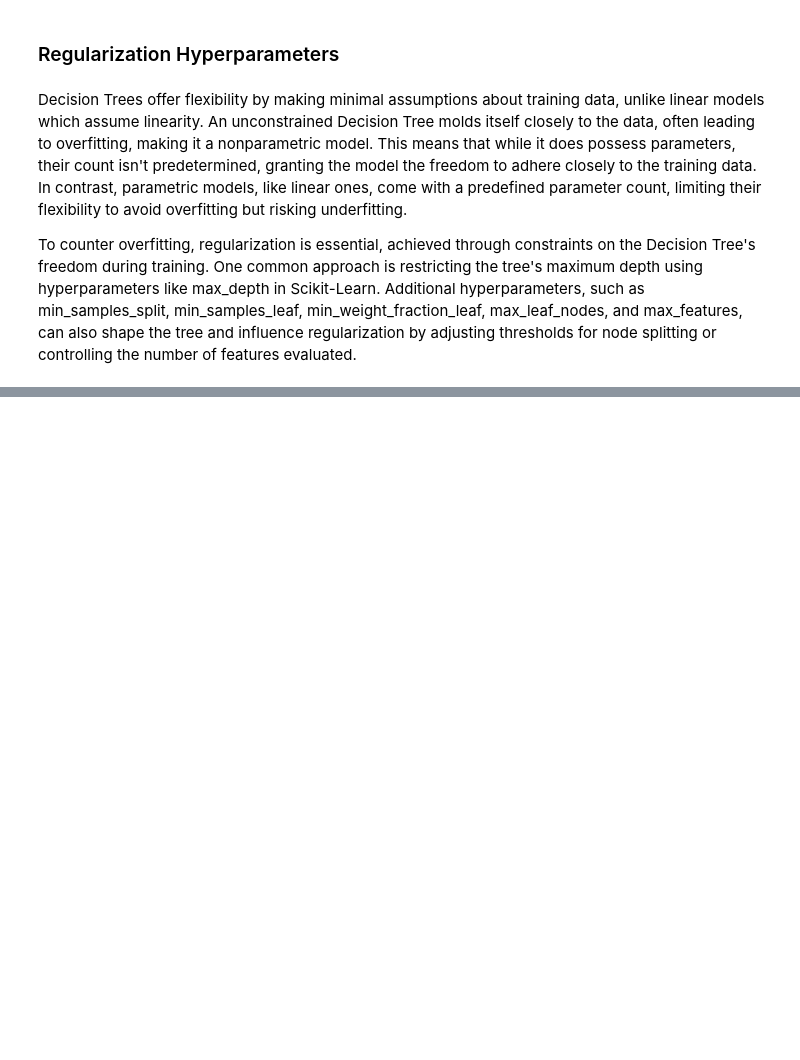
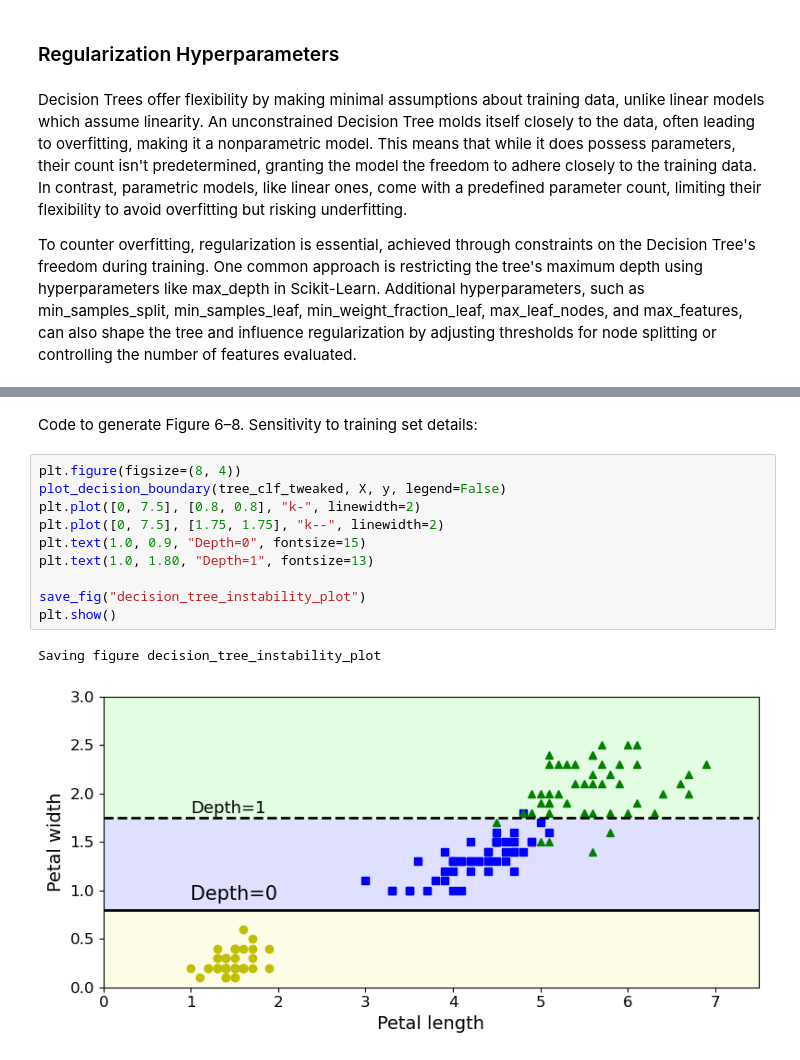
Before and after one commit to d-t-n/hands-on-ml, a Jupyter notebook: 06-Decision_Trees.ipynb, the cells around one changed output, grey strips where cells are left out. Cells and saved outputs as stored; diff of their text form; blank space fills up the shorter version.

```diff
--- a/06-Decision_Trees.ipynb
+++ b/06-Decision_Trees.ipynb
@@ -164,0 +170,15 @@ DecisionTreeClassifier(max_depth=2, random_state=40)
+# %% [markdown]
+Code to generate Figure 6–8. Sensitivity to training set details:
+# %%
+plt.figure(figsize=(8, 4))
+plot_decision_boundary(tree_clf_tweaked, X, y, legend=False)
+plt.plot([0, 7.5], [0.8, 0.8], "k-", linewidth=2)
+plt.plot([0, 7.5], [1.75, 1.75], "k--", linewidth=2)
+plt.text(1.0, 0.9, "Depth=0", fontsize=15)
+plt.text(1.0, 1.80, "Depth=1", fontsize=13)
+
+save_fig("decision_tree_instability_plot")
+plt.show()
+# %% [output]
+Saving figure decision_tree_instability_plot
+[figure, added]
```
Also changed, not shown: parts of 2 cells of this notebook.
